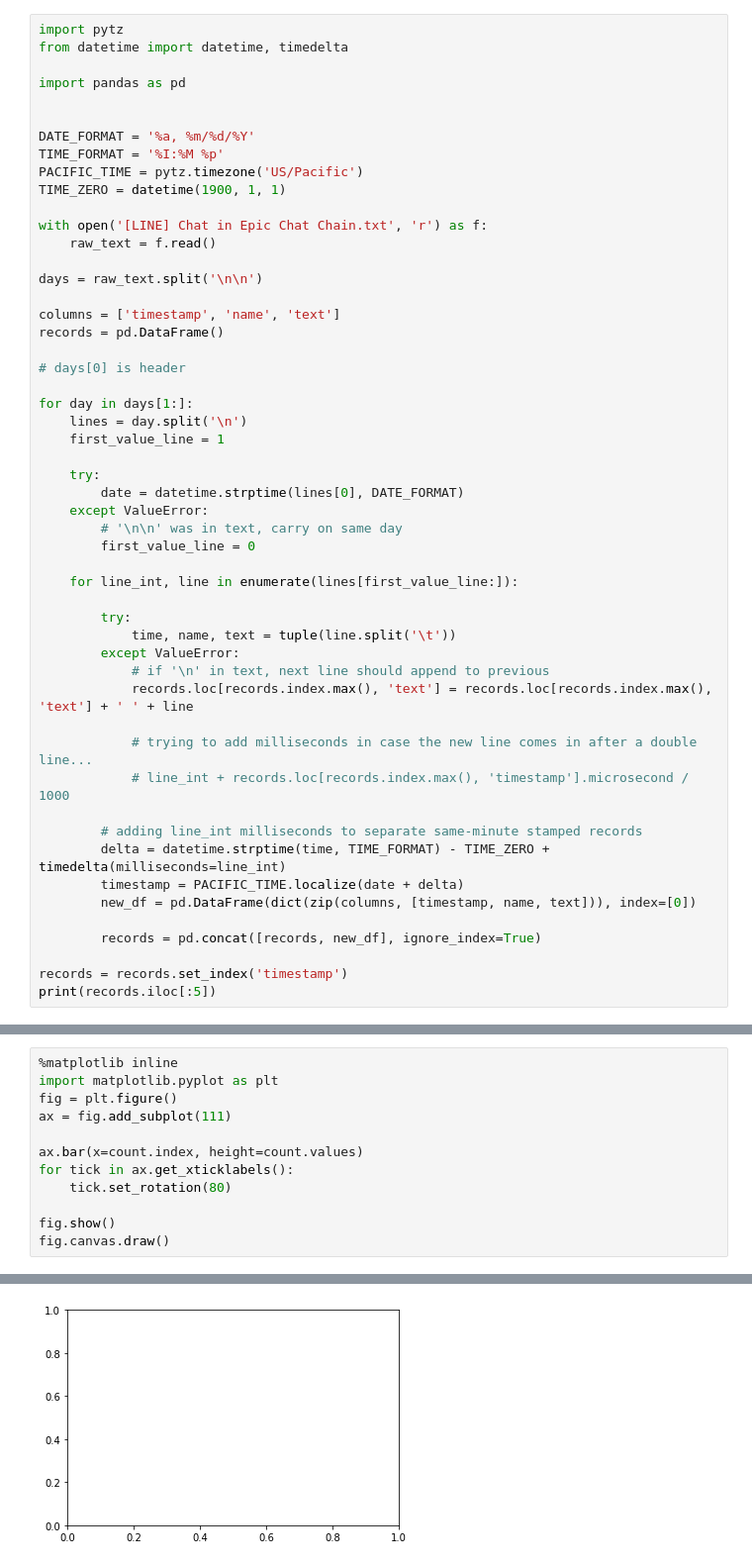
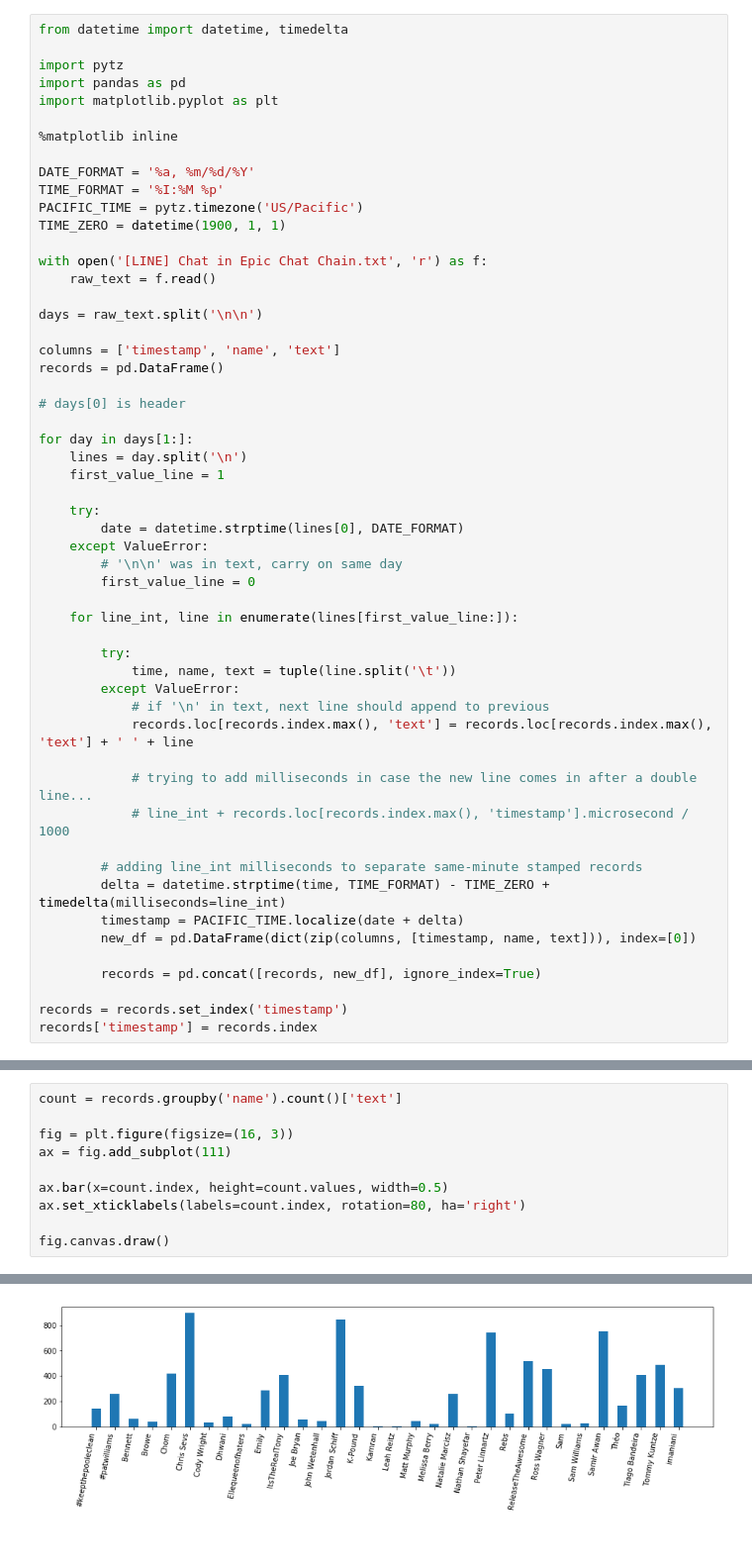
Before and after one commit to joeb1415/line, a Jupyter notebook: line_analysis.ipynb, the cells around one changed output, grey strips where cells are left out. Shown: that part at 99% size. Saved outputs shown, nothing was run; the diff lists cells and outputs as text.

Commit message:
some graphs

```diff
--- a/line_analysis.ipynb
+++ b/line_analysis.ipynb
@@ -1,9 +7,11 @@
 # %%
-import pytz
 from datetime import datetime, timedelta
 
+import pytz
 import pandas as pd
+import matplotlib.pyplot as plt
 
+%matplotlib inline
 
 DATE_FORMAT = '%a, %m/%d/%Y'
 TIME_FORMAT = '%I:%M %p'
@@ -49,4 +57,4 @@ for day in days[1:]:
         records = pd.concat([records, new_df], ignore_index=True)
 
 records = records.set_index('timestamp')
-print(records.iloc[:5])
+records['timestamp'] = records.index
@@ -77,13 +63,11 @@ array([141, 254,  62,  37, 415, 894,  32,  80,  19, 287, 404,  57,  42,
 # %%
-%matplotlib inline
-import matplotlib.pyplot as plt
-fig = plt.figure()
+count = records.groupby('name').count()['text']
+
+fig = plt.figure(figsize=(16, 3))
 ax = fig.add_subplot(111)
 
-ax.bar(x=count.index, height=count.values)
-for tick in ax.get_xticklabels():
-    tick.set_rotation(80)
+ax.bar(x=count.index, height=count.values, width=0.5)
+ax.set_xticklabels(labels=count.index, rotation=80, ha='right')
 
-fig.show()
 fig.canvas.draw()
 # %% [output]
@@ -91 +74 @@ TypeError: bar() missing 1 required positional argument: 'left'
-[figure, old version]
+[figure, new version]
```
Also changed, not shown: parts of 9 cells of this notebook, 2 other files.
